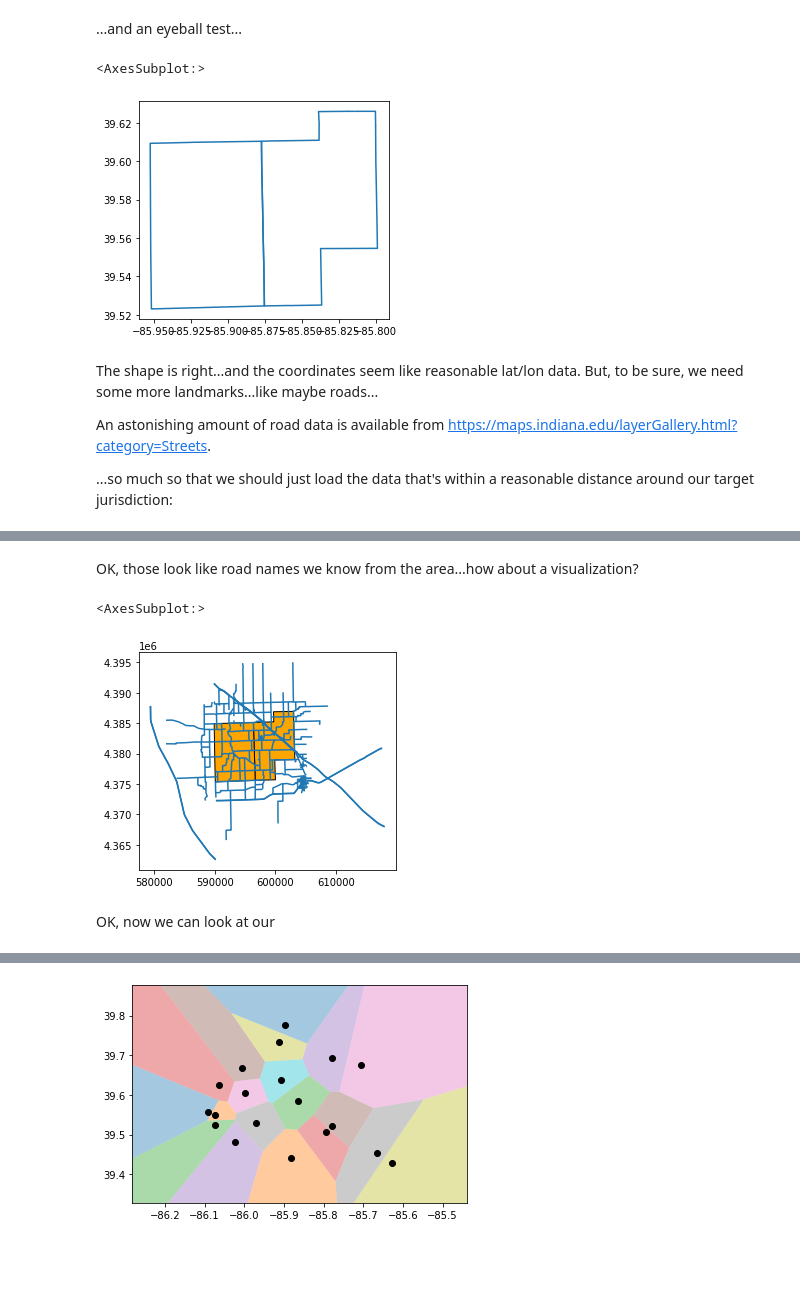
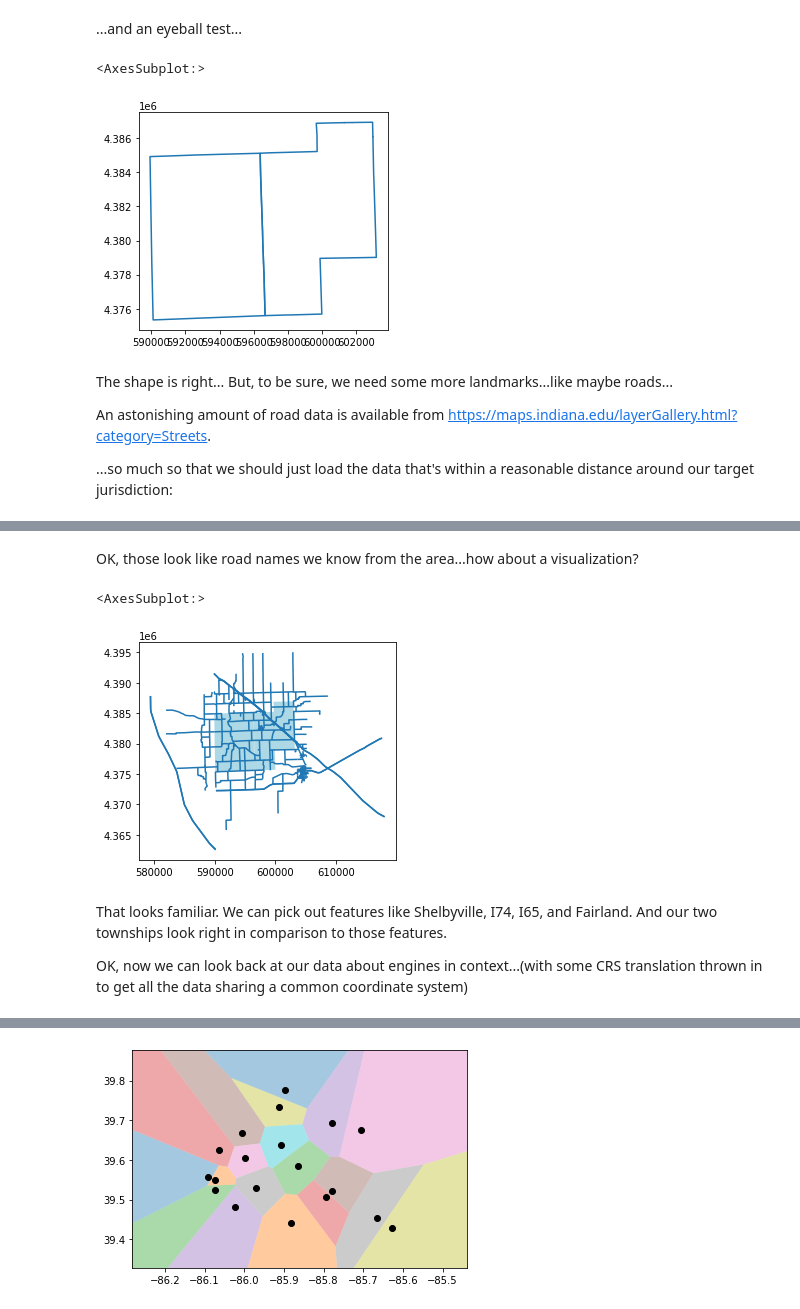
Before and after one commit to trimble/fire_geozones, a Jupyter notebook: Geos.ipynb, the cells around one changed output, grey strips where cells are left out. Drawn from its saved outputs; the diff is of its cells as text; code cells hidden in the pictures; blank space fills up the shorter version.

```diff
--- a/Geos.ipynb
+++ b/Geos.ipynb
@@ -158,12 +159,12 @@ jurisdiction.head()
 ...and an eyeball test...
 # %%
 import matplotlib.pyplot as plt
-jurisdiction.exterior.to_crs(epsg=4326).plot()
+jurisdiction.exterior.plot()
 # %% [output]
 <AxesSubplot:>
-[figure, old version]
+[figure, new version]
 # %% [markdown]
-The shape is right...and the coordinates seem like reasonable lat/lon data. But, to be sure, we need some more landmarks...like maybe roads...
+The shape is right... But, to be sure, we need some more landmarks...like maybe roads...
 
 An astonishing amount of road data is available from https://maps.indiana.edu/layerGallery.html?category=Streets.
 
@@ -185,13 +186,15 @@ roads.head()
 OK, those look like road names we know from the area...how about a visualization?
 # %%
 fig, ax = plt.subplots()
-jurisdiction.plot(ax=ax, color='orange', edgecolor='black')
+jurisdiction.plot(ax=ax, color='lightblue')
 roads.plot(ax=ax)
 # %% [output]
 <AxesSubplot:>
-[figure, old version]
+[figure, new version]
-# %% [markdown]
-OK, now we can look at our
+# %% [markdown]
+That looks familiar. We can pick out features like Shelbyville, I74, I65, and Fairland. And our two townships look right in comparison to those features.
+
+OK, now we can look back at our data about engines in context...(with some CRS translation thrown in to get all the data sharing a common coordinate system)
 # %%
 fig, ax = plt.subplots()
 fig.set_size_inches(10,10)
```
Also changed, not shown: parts of 7 cells of this notebook.
